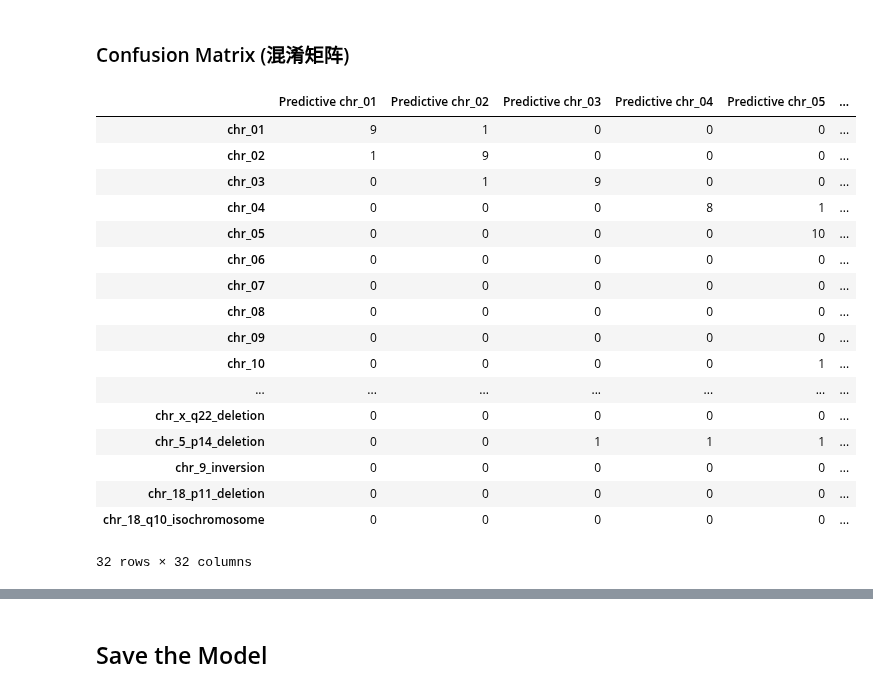
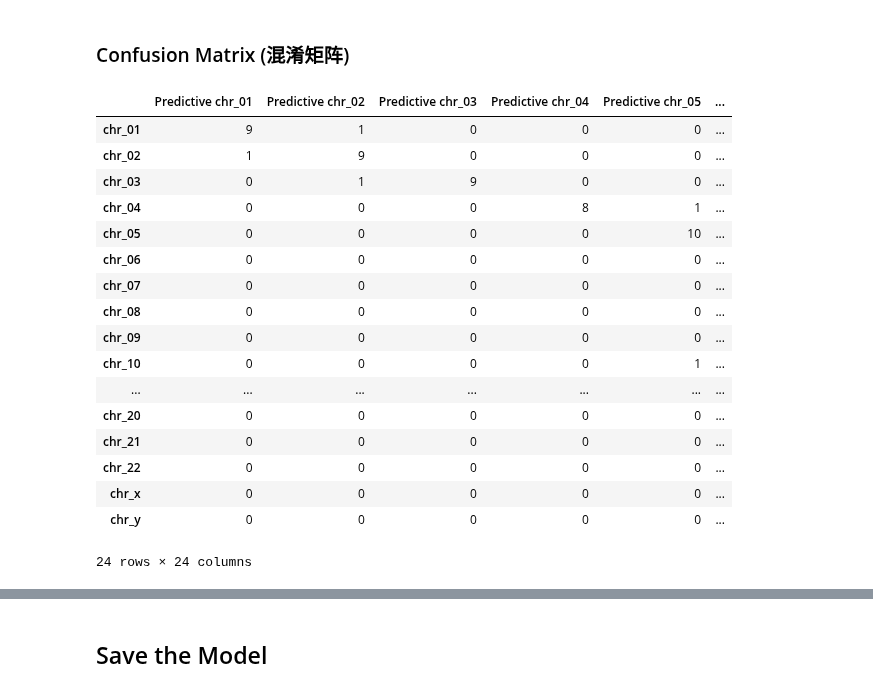
Before and after one commit to YangChuan80/MachineLearning, a Jupyter notebook: KaryoChimneyRock/KaryoChimneyRock.ipynb, the cells around one changed output, grey strips where cells are left out. Cells and saved outputs as stored; diff of their text form; code cells hidden in the pictures.

```diff
--- a/KaryoChimneyRock/KaryoChimneyRock.ipynb
+++ b/KaryoChimneyRock/KaryoChimneyRock.ipynb
@@ -922,50 +762,41 @@ array(['chr_01', 'chr_01', 'chr_01', 'chr_01', 'chr_01', 'chr_01',
 # %%
 cm = np.array(confusion_matrix(y_test, y_predict, labels=['chr_01', 'chr_02', 'chr_03', 'chr_04', 'chr_05',
                                     'chr_06', 'chr_07', 'chr_08', 'chr_09', 'chr_10',
                                     'chr_11', 'chr_12', 'chr_13', 'chr_14', 'chr_15',
                                     'chr_16', 'chr_17', 'chr_18', 'chr_19', 'chr_20',
-                                    'chr_21', 'chr_22', 'chr_x', 'chr_y',
-                                    'chr_x_isochromosome', 'chr_x_p22_cnv', 'chr_x_q21_cnv', 'chr_x_q22_deletion',
-                                    'chr_5_p14_deletion', 'chr_9_inversion',
-                                    'chr_18_p11_deletion', 'chr_18_q10_isochromosome']))
+                                    'chr_21', 'chr_22', 'chr_x', 'chr_y']))
 confusion = pd.DataFrame(cm, index=['chr_01', 'chr_02', 'chr_03', 'chr_04', 'chr_05',
                                     'chr_06', 'chr_07', 'chr_08', 'chr_09', 'chr_10',
                                     'chr_11', 'chr_12', 'chr_13', 'chr_14', 'chr_15',
                                     'chr_16', 'chr_17', 'chr_18', 'chr_19', 'chr_20',
-                                    'chr_21', 'chr_22', 'chr_x', 'chr_y',
-                                   'chr_x_isochromosome', 'chr_x_p22_cnv', 'chr_x_q21_cnv', 'chr_x_q22_deletion',
-                                   'chr_5_p14_deletion', 'chr_9_inversion',
-                                   'chr_18_p11_deletion', 'chr_18_q10_isochromosome'],
+                                    'chr_21', 'chr_22', 'chr_x', 'chr_y'],
                         columns=['Predictive chr_01', 'Predictive chr_02', 'Predictive chr_03', 'Predictive chr_04', 'Predictive chr_05',
                                     'Predictive chr_06', 'Predictive chr_07', 'Predictive chr_08', 'Predictive chr_09', 'Predictive chr_10',
                                     'Predictive chr_11', 'Predictive chr_12', 'Predictive chr_13', 'Predictive chr_14', 'Predictive chr_15',
                                     'Predictive chr_16', 'Predictive chr_17', 'Predictive chr_18', 'Predictive chr_19', 'Predictive chr_20',
                                     'Predictive chr_21', 'Predictive chr_22', 'Predictive chr_x', 'Predictive chr_y' ,
-                                'Predictive chr_x_isochromosome', 'Predictive chr_x_p22_cnv', 'Predictive chr_x_q21_cnv',
-                                 'Predictive chr_x_q22_deletion',
-                                'Predictive chr_5_p14_deletion', 'Predictive chr_9_inversion',
-                                'Predictive chr_18_p11_deletion', 'Predictive chr_18_q10_isochromosome'])
+                               ])
 confusion.to_csv('ConfusionMatrix.csv')
 confusion
 # %% [output]
 |  | Predictive chr_01 | Predictive chr_02 | Predictive chr_03 | Predictive chr_04 | Predictive chr_05 | ... |
 | chr_01 | 9 | 1 | 0 | 0 | 0 | ... |
 | chr_02 | 1 | 9 | 0 | 0 | 0 | ... |
 | chr_03 | 0 | 1 | 9 | 0 | 0 | ... |
 | chr_04 | 0 | 0 | 0 | 8 | 1 | ... |
 | chr_05 | 0 | 0 | 0 | 0 | 10 | ... |
 | chr_06 | 0 | 0 | 0 | 0 | 0 | ... |
 | chr_07 | 0 | 0 | 0 | 0 | 0 | ... |
 | chr_08 | 0 | 0 | 0 | 0 | 0 | ... |
 | chr_09 | 0 | 0 | 0 | 0 | 0 | ... |
 | chr_10 | 0 | 0 | 0 | 0 | 1 | ... |
 | ... | ... | ... | ... | ... | ... | ... |
-| chr_x_q22_deletion | 0 | 0 | 0 | 0 | 0 | ... |
-| chr_5_p14_deletion | 0 | 0 | 1 | 1 | 1 | ... |
-| chr_9_inversion | 0 | 0 | 0 | 0 | 0 | ... |
-| chr_18_p11_deletion | 0 | 0 | 0 | 0 | 0 | ... |
-| chr_18_q10_isochromosome | 0 | 0 | 0 | 0 | 0 | ... |
+| chr_20 | 0 | 0 | 0 | 0 | 0 | ... |
+| chr_21 | 0 | 0 | 0 | 0 | 0 | ... |
+| chr_22 | 0 | 0 | 0 | 0 | 0 | ... |
+| chr_x | 0 | 0 | 0 | 0 | 0 | ... |
+| chr_y | 0 | 0 | 0 | 0 | 0 | ... |
-32 rows × 32 columns
+24 rows × 24 columns
 # %%
 print(classification_report(y_test, y_predict))
 # %% [output]
```
Also changed, not shown: parts of 12 cells of this notebook, 15 other files.
